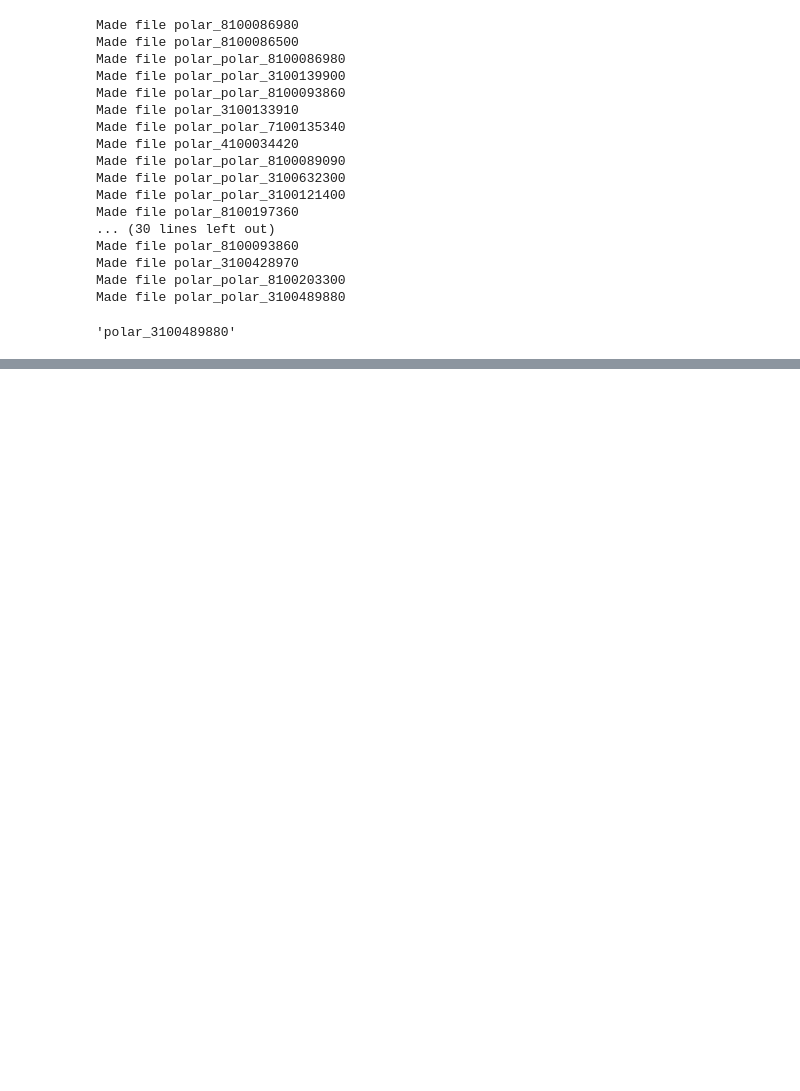
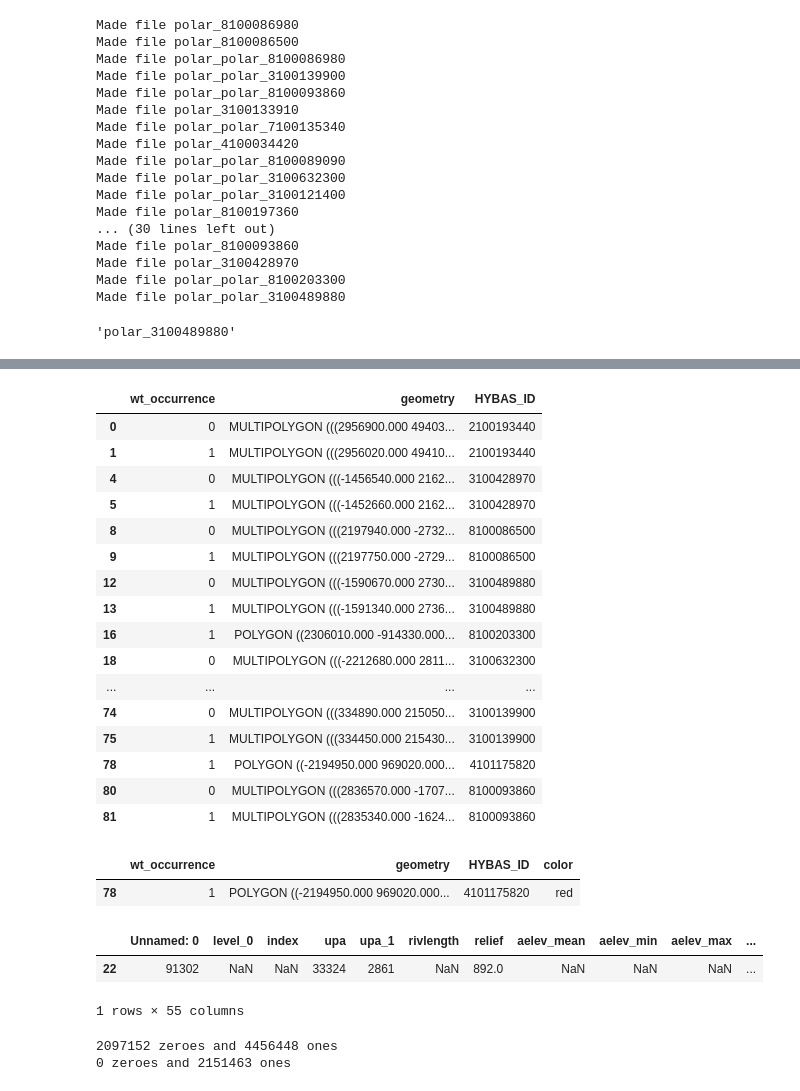
Before and after one commit to jmdelvecchio/PyCoGSS, a Jupyter notebook: labeled_sheds/crs_check.ipynb, the cells around one changed output, grey strips where cells are left out. Drawn from its saved outputs; the diff is of its cells as text; code cells hidden in the pictures; blank space fills up the shorter version.

```diff
--- a/labeled_sheds/crs_check.ipynb
+++ b/labeled_sheds/crs_check.ipynb
@@ -50,0 +116,30 @@ shp.stem
+# %%
+import rasterio
+from rasterio.features import shapes
+
+wt_polys = gpd.GeoDataFrame()
+
+for raster in glob.glob('*_cropped_labels.tif'):
+    mask = None
+    with rasterio.Env():
+        with rasterio.open(raster) as src:
+            image = src.read(1) # first band
+            results = (
+            {'properties': {'wt_occurrence': v}, 'geometry': s}
+            for i, (s, v)
+            in enumerate(
+                shapes(image, mask=mask, transform=src.transform)))
+
+            #print(f'Done raster stuff with {raster}')
+
+    geoms = list(results)
+
+    gpd_polygonized_raster  = gpd.GeoDataFrame.from_features(geoms)
+
+    gpd_polygonized_raster = gpd_polygonized_raster.dissolve(by='wt_occurrence')
+
+    gpd_polygonized_raster["HYBAS_ID"] = int(Path(raster).stem[:10])
+
+    wt_polys = wt_polys.append(gpd_polygonized_raster)
+
+wt_polys = wt_polys.reset_index()
@@ -50,0 +154,45 @@ shp.stem
+# %%
+# A wee bit of cleaning
+
+wt_polys = wt_polys.loc[wt_polys['wt_occurrence'] != 255.0] # NoData
+wt_polys = wt_polys.loc[wt_polys['wt_occurrence'] != 2.0] # Ghosties
+wt_polys['wt_occurrence']= wt_polys['wt_occurrence'].astype(int)
+wt_polys = wt_polys.set_crs(epsg=5936)
+wt_polys
+# %% [output]
+|  | wt_occurrence | geometry | HYBAS_ID |
+| 0 | 0 | MULTIPOLYGON (((2956900.000 49403... | 2100193440 |
+| 1 | 1 | MULTIPOLYGON (((2956020.000 49410... | 2100193440 |
+| 4 | 0 | MULTIPOLYGON (((-1456540.000 2162... | 3100428970 |
+| 5 | 1 | MULTIPOLYGON (((-1452660.000 2162... | 3100428970 |
+| 8 | 0 | MULTIPOLYGON (((2197940.000 -2732... | 8100086500 |
+| 9 | 1 | MULTIPOLYGON (((2197750.000 -2729... | 8100086500 |
+| 12 | 0 | MULTIPOLYGON (((-1590670.000 2730... | 3100489880 |
+| 13 | 1 | MULTIPOLYGON (((-1591340.000 2736... | 3100489880 |
+| 16 | 1 | POLYGON ((2306010.000 -914330.000... | 8100203300 |
+| 18 | 0 | MULTIPOLYGON (((-2212680.000 2811... | 3100632300 |
+| ... | ... | ... | ... |
+| 74 | 0 | MULTIPOLYGON (((334890.000 215050... | 3100139900 |
+| 75 | 1 | MULTIPOLYGON (((334450.000 215430... | 3100139900 |
+| 78 | 1 | POLYGON ((-2194950.000 969020.000... | 4101175820 |
+| 80 | 0 | MULTIPOLYGON (((2836570.000 -1707... | 8100093860 |
+| 81 | 1 | MULTIPOLYGON (((2835340.000 -1624... | 8100093860 |
+# %%
+wt_polys.loc[wt_polys['HYBAS_ID'] == 4101175820]
+# %% [output]
+|  | wt_occurrence | geometry | HYBAS_ID | color |
+| 78 | 1 | POLYGON ((-2194950.000 969020.000... | 4101175820 | red |
+# %%
+df_data.loc[df_data['HYBAS_ID'] == 4101175820]
+# %% [output]
+|  | Unnamed: 0 | level_0 | index | upa | upa_1 | rivlength | relief | aelev_mean | aelev_min | aelev_max | ... |
+| 22 | 91302 | NaN | NaN | 33324 | 2861 | NaN | 892.0 | NaN | NaN | NaN | ... |
+1 rows × 55 columns
+# %%
+for raster in glob.glob('4101175820*.tif'):
+    hybas_id = Path(raster).stem[:10]
+    raster_file = gdalnumeric.LoadFile(raster)
+    print(f'{(raster_file == 0).sum()} zeroes and {(raster_file == 1).sum()} ones')
+# %% [output]
+2097152 zeroes and 4456448 ones
+0 zeroes and 2151463 ones
```
Also changed, not shown: parts of 15 cells of this notebook, 24 other files.
